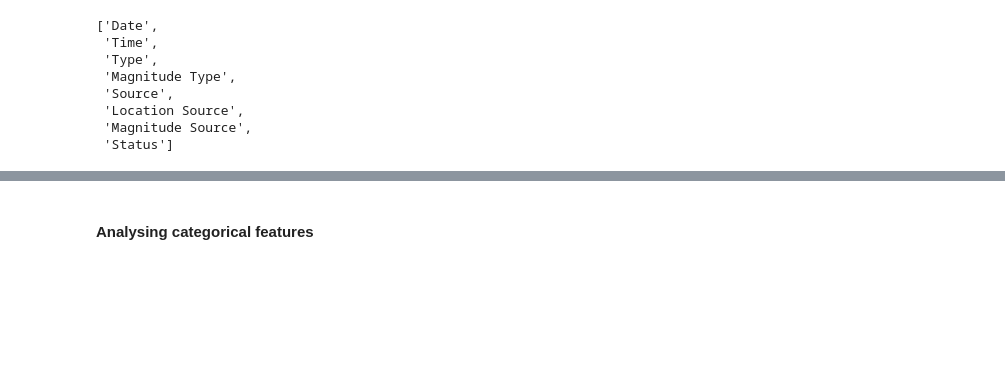
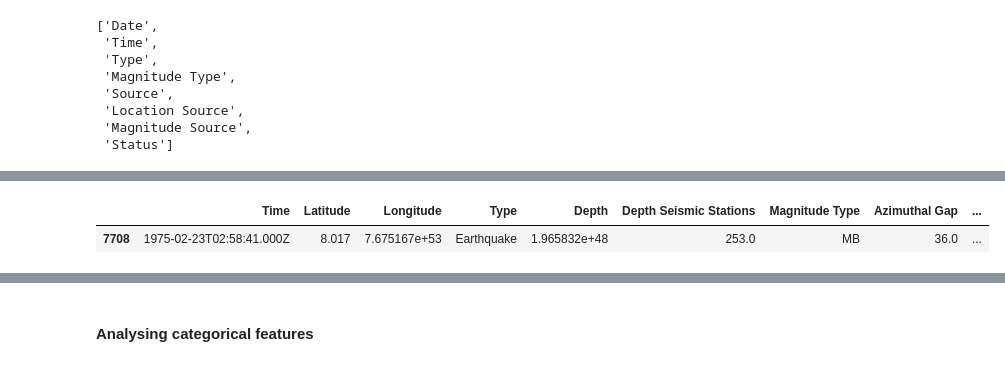
Before and after one commit to nipun1992/EarthquakeMagnitudePrediction, a Jupyter notebook: Earthquake_Magnitude_Prediction.ipynb, the cells around one changed output, grey strips where cells are left out. Drawn from its saved outputs; the diff is of its cells as text; code cells hidden in the pictures; blank space fills up the shorter version.

```diff
--- a/Earthquake_Magnitude_Prediction.ipynb
+++ b/Earthquake_Magnitude_Prediction.ipynb
@@ -552,0 +558,5 @@ df_train.drop(['Date'], axis=1, inplace=True)
+# %%
+df_train[df_train['Time'] == '1975-02-23T02:58:41.000Z']
+# %% [output]
+|  | Time | Latitude | Longitude | Type | Depth | Depth Seismic Stations | Magnitude Type | Azimuthal Gap | ... |
+| 7708 | 1975-02-23T02:58:41.000Z | 8.017 | 7.675167e+53 | Earthquake | 1.965832e+48 | 253.0 | MB | 36.0 | ... |
```
Also changed, not shown: parts of 9 cells of this notebook.
